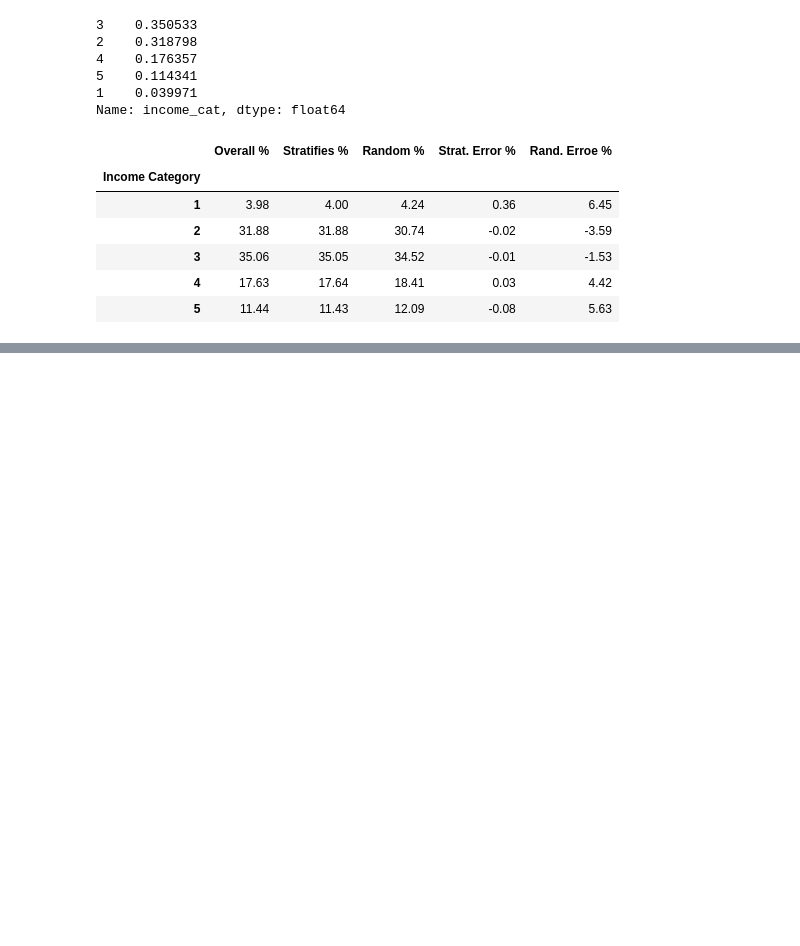
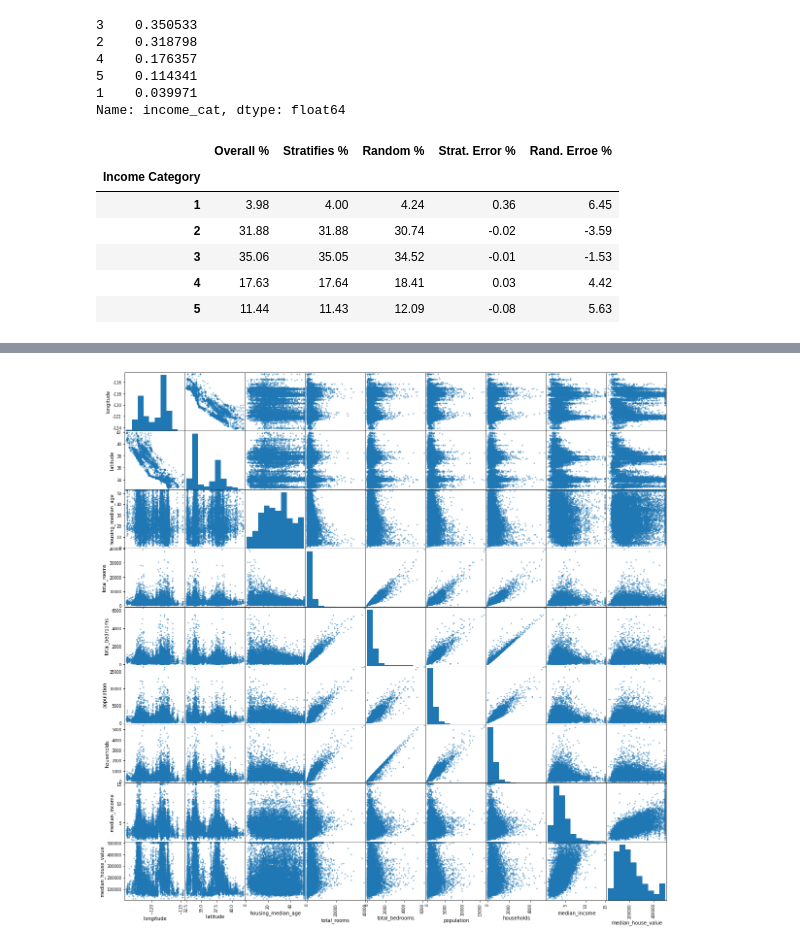
Before and after one commit to JPL-JUNO/Hands-on-Machine-Learning-HOML, a Jupyter notebook: chapter/chapter2.ipynb, the cells around one changed output, grey strips where cells are left out. Cells and saved outputs as stored; diff of their text form; code cells hidden in the pictures; blank space fills up the shorter version.

```diff
--- a/chapter/chapter2.ipynb
+++ b/chapter/chapter2.ipynb
@@ -172,0 +217,6 @@ compare_props['Rand. Erroe %'] = (compare_props['Random %'] / compare_props['Ove
+# %%
+from pandas.plotting import scatter_matrix
+scatter_matrix(housing, figsize=(20, 20))
+plt.show()
+# %% [output]
+[figure, added]
```
Also changed, not shown: parts of 9 cells of this notebook, 1 other file.
